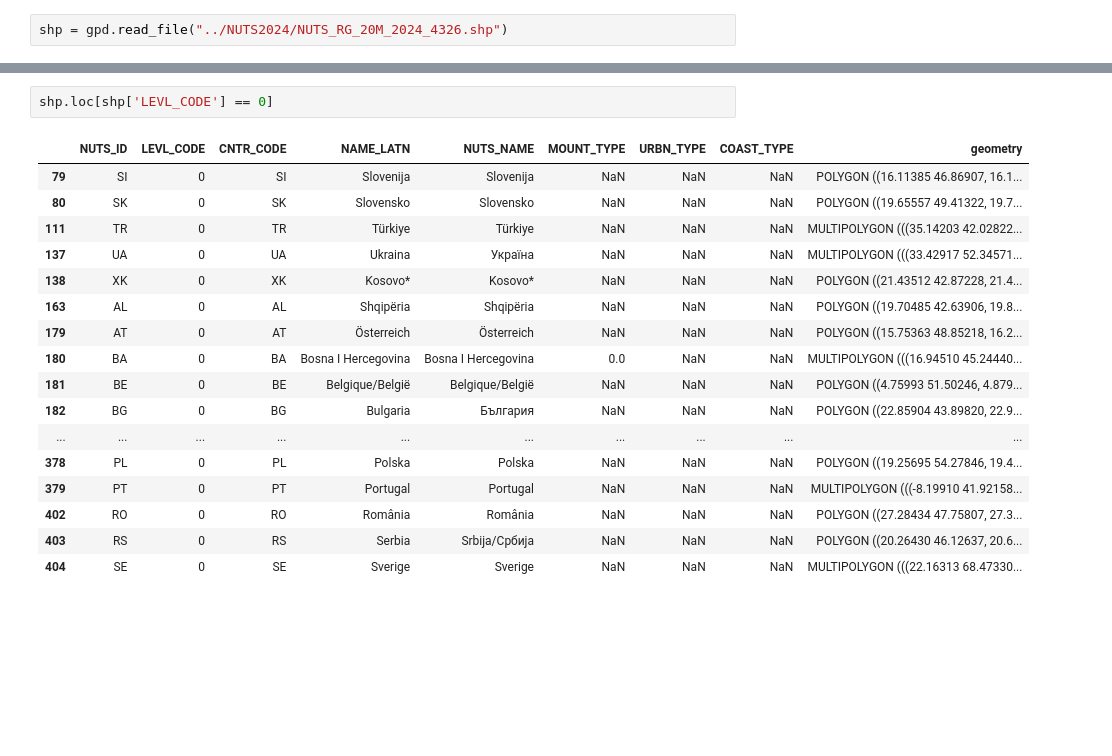
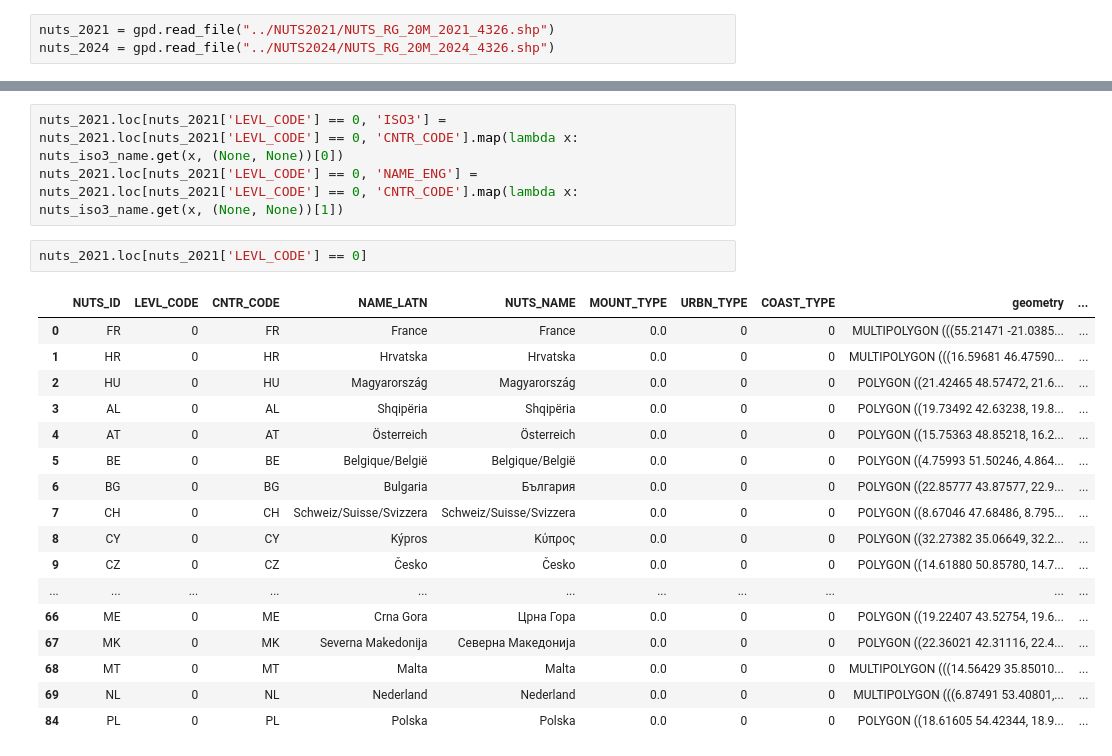
Before and after one commit to cdgomezo/EU_Landmasks, a Jupyter notebook: Landmask_NUTS.ipynb, the cells around one changed output, grey strips where cells are left out. Saved outputs shown, nothing was run; the diff lists cells and outputs as text; blank space fills up the shorter version.

```diff
--- a/Landmask_NUTS.ipynb
+++ b/Landmask_NUTS.ipynb
@@ -10,4 +12,5 @@ from datetime import datetime
 from matplotlib import pyplot as plt
 from cartopy import crs as ccrs
 # %%
-shp = gpd.read_file("../NUTS2024/NUTS_RG_20M_2024_4326.shp")
+nuts_2021 = gpd.read_file("../NUTS2021/NUTS_RG_20M_2021_4326.shp")
+nuts_2024 = gpd.read_file("../NUTS2024/NUTS_RG_20M_2024_4326.shp")
@@ -14,20 +60,23 @@ shp = gpd.read_file("../NUTS2024/NUTS_RG_20M_2024_4326.shp")
+# %%
+nuts_2021.loc[nuts_2021['LEVL_CODE'] == 0, 'ISO3'] = nuts_2021.loc[nuts_2021['LEVL_CODE'] == 0, 'CNTR_CODE'].map(lambda x: nuts_iso3_name.get(x, (None, None))[0])
+nuts_2021.loc[nuts_2021['LEVL_CODE'] == 0, 'NAME_ENG'] = nuts_2021.loc[nuts_2021['LEVL_CODE'] == 0, 'CNTR_CODE'].map(lambda x: nuts_iso3_name.get(x, (None, None))[1])
 # %%
-shp.loc[shp['LEVL_CODE'] == 0]
+nuts_2021.loc[nuts_2021['LEVL_CODE'] == 0]
 # %% [output]
-|  | NUTS_ID | LEVL_CODE | CNTR_CODE | NAME_LATN | NUTS_NAME | MOUNT_TYPE | URBN_TYPE | COAST_TYPE | geometry |
-| 79 | SI | 0 | SI | Slovenija | Slovenija | NaN | NaN | NaN | POLYGON ((16.11385 46.86907, 16.1... |
-| 80 | SK | 0 | SK | Slovensko | Slovensko | NaN | NaN | NaN | POLYGON ((19.65557 49.41322, 19.7... |
-| 111 | TR | 0 | TR | Türkiye | Türkiye | NaN | NaN | NaN | MULTIPOLYGON (((35.14203 42.02822... |
-| 137 | UA | 0 | UA | Ukraina | Україна | NaN | NaN | NaN | MULTIPOLYGON (((33.42917 52.34571... |
-| 138 | XK | 0 | XK | Kosovo* | Kosovo* | NaN | NaN | NaN | POLYGON ((21.43512 42.87228, 21.4... |
-| 163 | AL | 0 | AL | Shqipëria | Shqipëria | NaN | NaN | NaN | POLYGON ((19.70485 42.63906, 19.8... |
-| 179 | AT | 0 | AT | Österreich | Österreich | NaN | NaN | NaN | POLYGON ((15.75363 48.85218, 16.2... |
-| 180 | BA | 0 | BA | Bosna I Hercegovina | Bosna I Hercegovina | 0.0 | NaN | NaN | MULTIPOLYGON (((16.94510 45.24440... |
-| 181 | BE | 0 | BE | Belgique/België | Belgique/België | NaN | NaN | NaN | POLYGON ((4.75993 51.50246, 4.879... |
-| 182 | BG | 0 | BG | Bulgaria | България | NaN | NaN | NaN | POLYGON ((22.85904 43.89820, 22.9... |
-| ... | ... | ... | ... | ... | ... | ... | ... | ... | ... |
-| 378 | PL | 0 | PL | Polska | Polska | NaN | NaN | NaN | POLYGON ((19.25695 54.27846, 19.4... |
-| 379 | PT | 0 | PT | Portugal | Portugal | NaN | NaN | NaN | MULTIPOLYGON (((-8.19910 41.92158... |
-| 402 | RO | 0 | RO | România | România | NaN | NaN | NaN | POLYGON ((27.28434 47.75807, 27.3... |
-| 403 | RS | 0 | RS | Serbia | Srbija/Сpбија | NaN | NaN | NaN | POLYGON ((20.26430 46.12637, 20.6... |
-| 404 | SE | 0 | SE | Sverige | Sverige | NaN | NaN | NaN | MULTIPOLYGON (((22.16313 68.47330... |
+|  | NUTS_ID | LEVL_CODE | CNTR_CODE | NAME_LATN | NUTS_NAME | MOUNT_TYPE | URBN_TYPE | COAST_TYPE | geometry | ... |
+| 0 | FR | 0 | FR | France | France | 0.0 | 0 | 0 | MULTIPOLYGON (((55.21471 -21.0385... | ... |
+| 1 | HR | 0 | HR | Hrvatska | Hrvatska | 0.0 | 0 | 0 | MULTIPOLYGON (((16.59681 46.47590... | ... |
+| 2 | HU | 0 | HU | Magyarország | Magyarország | 0.0 | 0 | 0 | POLYGON ((21.42465 48.57472, 21.6... | ... |
+| 3 | AL | 0 | AL | Shqipëria | Shqipëria | 0.0 | 0 | 0 | POLYGON ((19.73492 42.63238, 19.8... | ... |
+| 4 | AT | 0 | AT | Österreich | Österreich | 0.0 | 0 | 0 | POLYGON ((15.75363 48.85218, 16.2... | ... |
+| 5 | BE | 0 | BE | Belgique/België | Belgique/België | 0.0 | 0 | 0 | POLYGON ((4.75993 51.50246, 4.864... | ... |
+| 6 | BG | 0 | BG | Bulgaria | България | 0.0 | 0 | 0 | POLYGON ((22.85777 43.87577, 22.9... | ... |
+| 7 | CH | 0 | CH | Schweiz/Suisse/Svizzera | Schweiz/Suisse/Svizzera | 0.0 | 0 | 0 | POLYGON ((8.67046 47.68486, 8.795... | ... |
+| 8 | CY | 0 | CY | Kýpros | Κύπρος | 0.0 | 0 | 0 | POLYGON ((32.27382 35.06649, 32.2... | ... |
+| 9 | CZ | 0 | CZ | Česko | Česko | 0.0 | 0 | 0 | POLYGON ((14.61880 50.85780, 14.7... | ... |
+| ... | ... | ... | ... | ... | ... | ... | ... | ... | ... | ... |
+| 66 | ME | 0 | ME | Crna Gora | Црна Гора | 0.0 | 0 | 0 | POLYGON ((19.22407 43.52754, 19.6... | ... |
+| 67 | MK | 0 | MK | Severna Makedonija | Северна Македонија | 0.0 | 0 | 0 | POLYGON ((22.36021 42.31116, 22.4... | ... |
+| 68 | MT | 0 | MT | Malta | Malta | 0.0 | 0 | 0 | MULTIPOLYGON (((14.56429 35.85010... | ... |
+| 69 | NL | 0 | NL | Nederland | Nederland | 0.0 | 0 | 0 | MULTIPOLYGON (((6.87491 53.40801,... | ... |
+| 84 | PL | 0 | PL | Polska | Polska | 0.0 | 0 | 0 | POLYGON ((18.61605 54.42344, 18.9... | ... |
```
Also changed, not shown: parts of 13 cells of this notebook, 16 other files.
